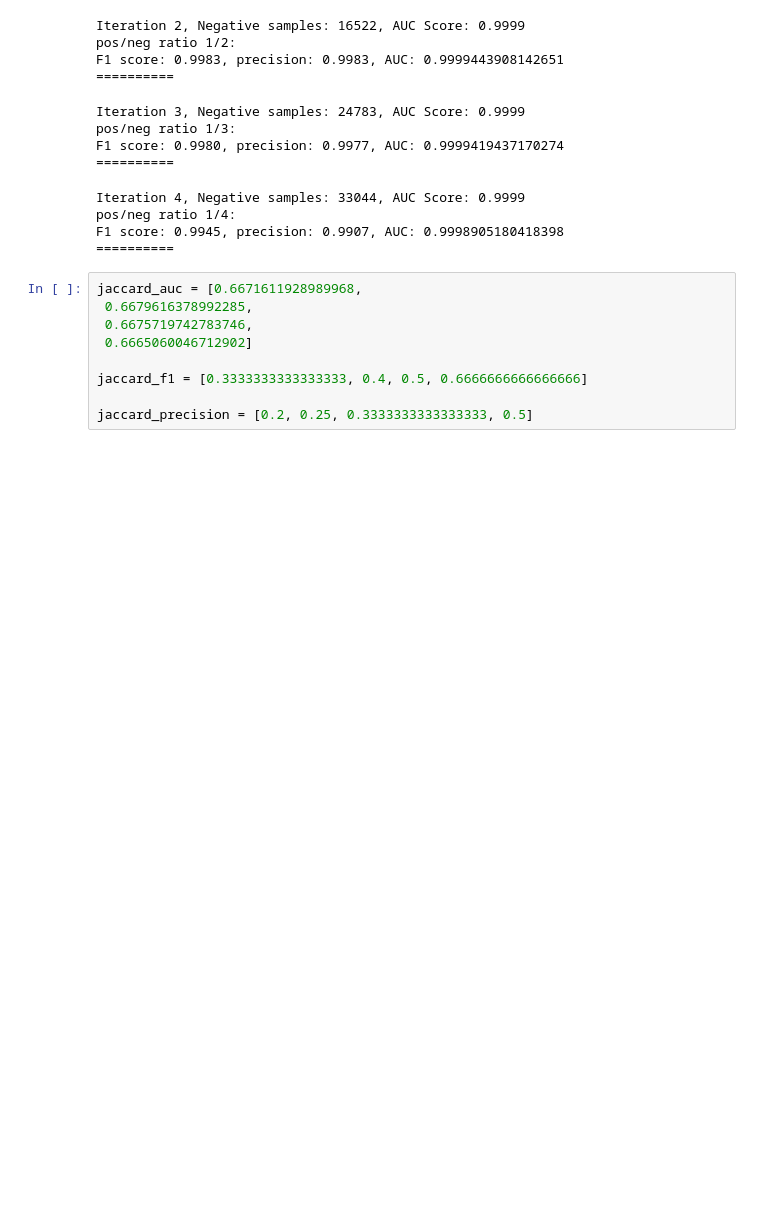
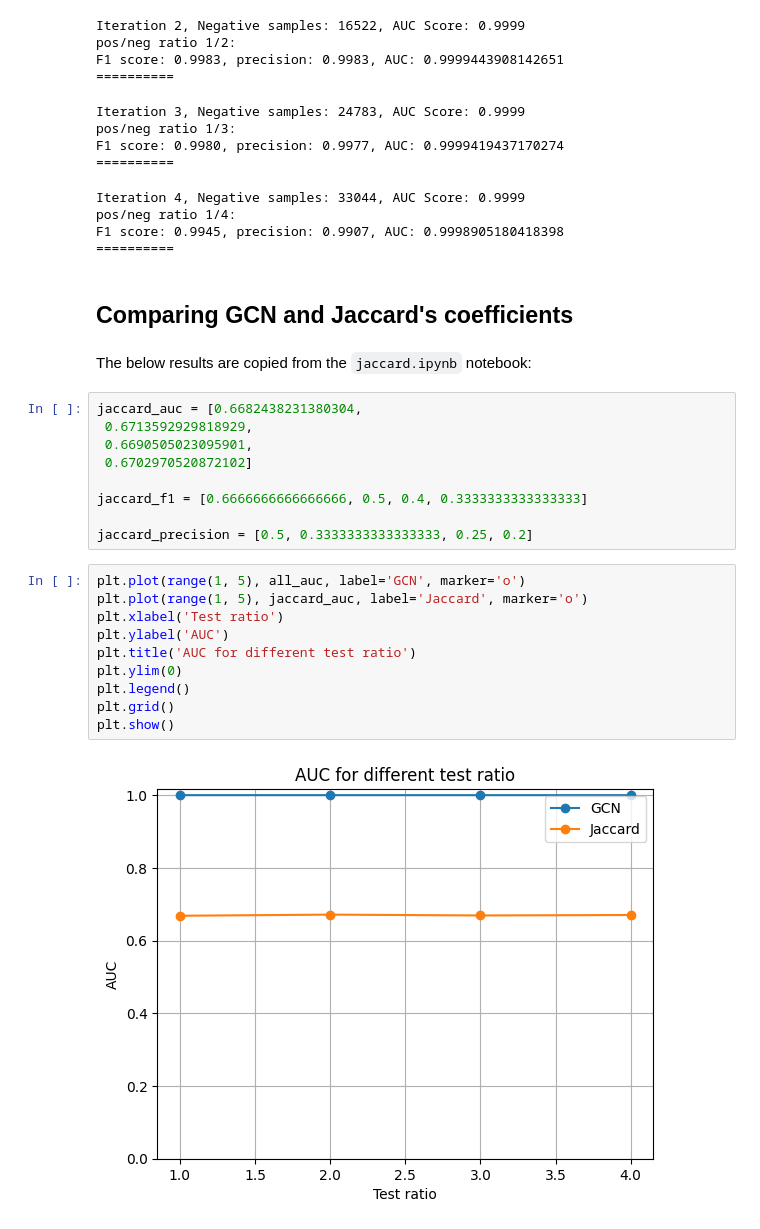
Before and after one commit to duc-ph/gcn_supply_link_prediction, a Jupyter notebook: scripts/GCN.ipynb, the cells around one changed output. Cells and saved outputs as stored; diff of their text form; blank space fills up the shorter version.

Commit message:
Changed threshold calculation, add comparison visualizations

```diff
--- a/scripts/GCN.ipynb
+++ b/scripts/GCN.ipynb
@@ -405,12 +405,28 @@ Iteration 4, Negative samples: 33044, AUC Score: 0.9999
 pos/neg ratio 1/4:
 F1 score: 0.9945, precision: 0.9907, AUC: 0.9998905180418398
 ==========
-# %%
-jaccard_auc = [0.6671611928989968,
- 0.6679616378992285,
- 0.6675719742783746,
- 0.6665060046712902]
-
-jaccard_f1 = [0.3333333333333333, 0.4, 0.5, 0.6666666666666666]
-
-jaccard_precision = [0.2, 0.25, 0.3333333333333333, 0.5]
+# %% [markdown]
+## Comparing GCN and Jaccard's coefficients
+# %% [markdown]
+The below results are copied from the `jaccard.ipynb` notebook:
+# %%
+jaccard_auc = [0.6682438231380304,
+ 0.6713592929818929,
+ 0.6690505023095901,
+ 0.6702970520872102]
+
+jaccard_f1 = [0.6666666666666666, 0.5, 0.4, 0.3333333333333333]
+
+jaccard_precision = [0.5, 0.3333333333333333, 0.25, 0.2]
+# %%
+plt.plot(range(1, 5), all_auc, label='GCN', marker='o')
+plt.plot(range(1, 5), jaccard_auc, label='Jaccard', marker='o')
+plt.xlabel('Test ratio')
+plt.ylabel('AUC')
+plt.title('AUC for different test ratio')
+plt.ylim(0)
+plt.legend()
+plt.grid()
+plt.show()
+# %% [output]
+[figure, added]
```
Also changed, not shown: parts of 2 cells of this notebook, 1 other file.
